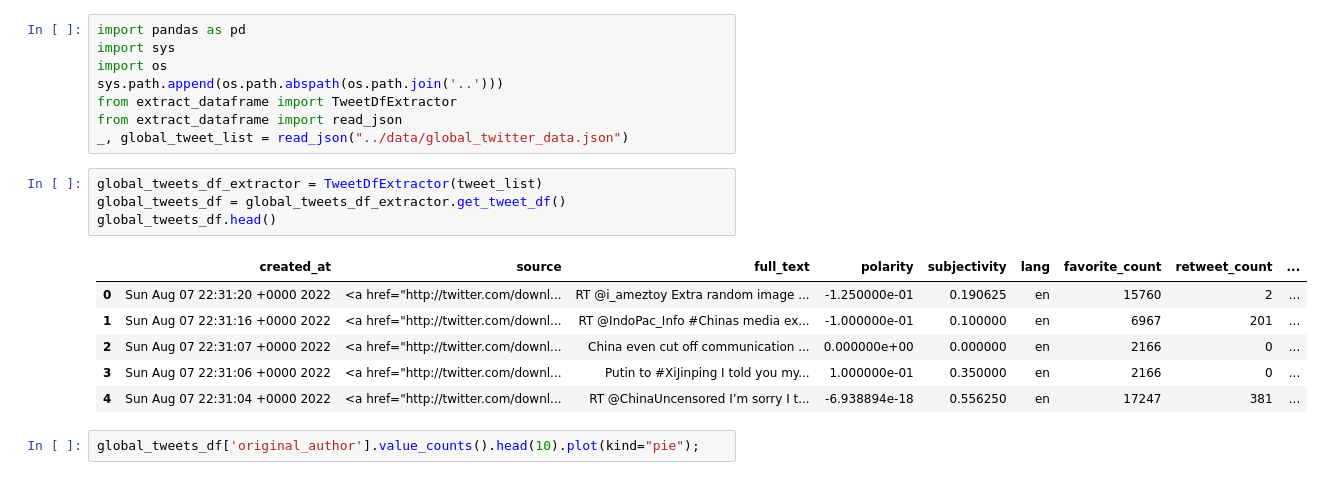
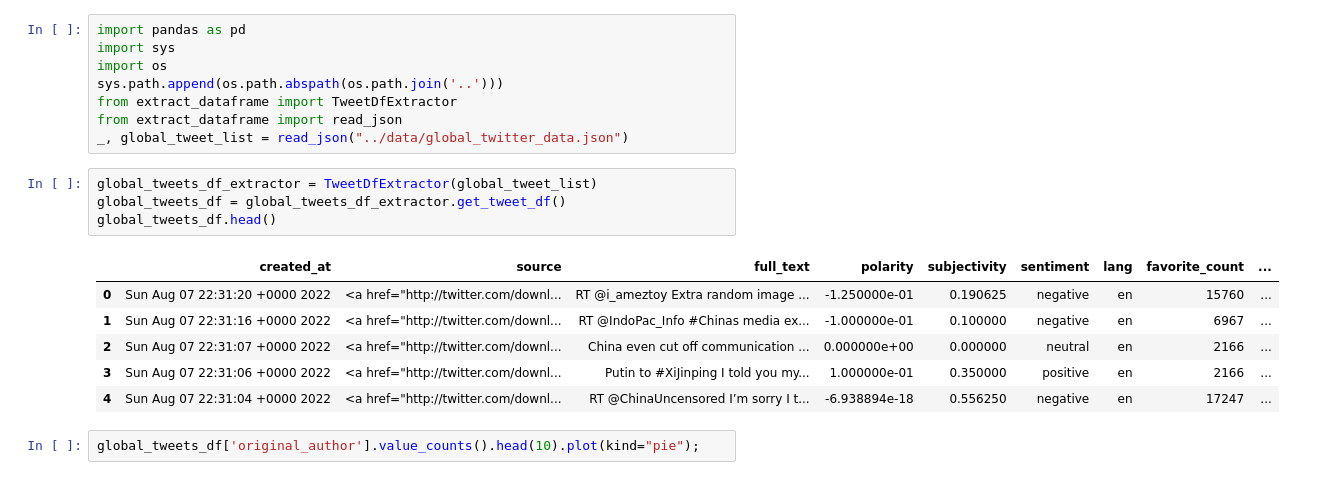
Before and after one commit to natyrix/Twitter-Data-Analysis, a Jupyter notebook: notebooks/plots_for_task2.ipynb, the cells around one changed output. Cells and saved outputs as stored; diff of their text form.

Commit message:
Plot for task2 sentiment fixed

```diff
--- a/notebooks/plots_for_task2.ipynb
+++ b/notebooks/plots_for_task2.ipynb
@@ -9,16 +9,16 @@ from extract_dataframe import TweetDfExtractor
 from extract_dataframe import read_json
 _, global_tweet_list = read_json("../data/global_twitter_data.json")
 # %%
-global_tweets_df_extractor = TweetDfExtractor(tweet_list)
+global_tweets_df_extractor = TweetDfExtractor(global_tweet_list)
 global_tweets_df = global_tweets_df_extractor.get_tweet_df()
 global_tweets_df.head()
 # %% [output]
-|  | created_at | source | full_text | polarity | subjectivity | lang | favorite_count | retweet_count | ... |
-| 0 | Sun Aug 07 22:31:20 +0000 2022 | <a href="http://twitter.com/downl... | RT @i_ameztoy Extra random image ... | -1.250000e-01 | 0.190625 | en | 15760 | 2 | ... |
-| 1 | Sun Aug 07 22:31:16 +0000 2022 | <a href="http://twitter.com/downl... | RT @IndoPac_Info #Chinas media ex... | -1.000000e-01 | 0.100000 | en | 6967 | 201 | ... |
-| 2 | Sun Aug 07 22:31:07 +0000 2022 | <a href="http://twitter.com/downl... | China even cut off communication ... | 0.000000e+00 | 0.000000 | en | 2166 | 0 | ... |
-| 3 | Sun Aug 07 22:31:06 +0000 2022 | <a href="http://twitter.com/downl... | Putin to #XiJinping I told you my... | 1.000000e-01 | 0.350000 | en | 2166 | 0 | ... |
-| 4 | Sun Aug 07 22:31:04 +0000 2022 | <a href="http://twitter.com/downl... | RT @ChinaUncensored I’m sorry I t... | -6.938894e-18 | 0.556250 | en | 17247 | 381 | ... |
+|  | created_at | source | full_text | polarity | subjectivity | sentiment | lang | favorite_count | ... |
+| 0 | Sun Aug 07 22:31:20 +0000 2022 | <a href="http://twitter.com/downl... | RT @i_ameztoy Extra random image ... | -1.250000e-01 | 0.190625 | negative | en | 15760 | ... |
+| 1 | Sun Aug 07 22:31:16 +0000 2022 | <a href="http://twitter.com/downl... | RT @IndoPac_Info #Chinas media ex... | -1.000000e-01 | 0.100000 | negative | en | 6967 | ... |
+| 2 | Sun Aug 07 22:31:07 +0000 2022 | <a href="http://twitter.com/downl... | China even cut off communication ... | 0.000000e+00 | 0.000000 | neutral | en | 2166 | ... |
+| 3 | Sun Aug 07 22:31:06 +0000 2022 | <a href="http://twitter.com/downl... | Putin to #XiJinping I told you my... | 1.000000e-01 | 0.350000 | positive | en | 2166 | ... |
+| 4 | Sun Aug 07 22:31:04 +0000 2022 | <a href="http://twitter.com/downl... | RT @ChinaUncensored I’m sorry I t... | -6.938894e-18 | 0.556250 | negative | en | 17247 | ... |
 # %%
 global_tweets_df['original_author'].value_counts().head(10).plot(kind="pie");
 # %% [output]
```
Also changed, not shown: parts of 1 cell of this notebook.
